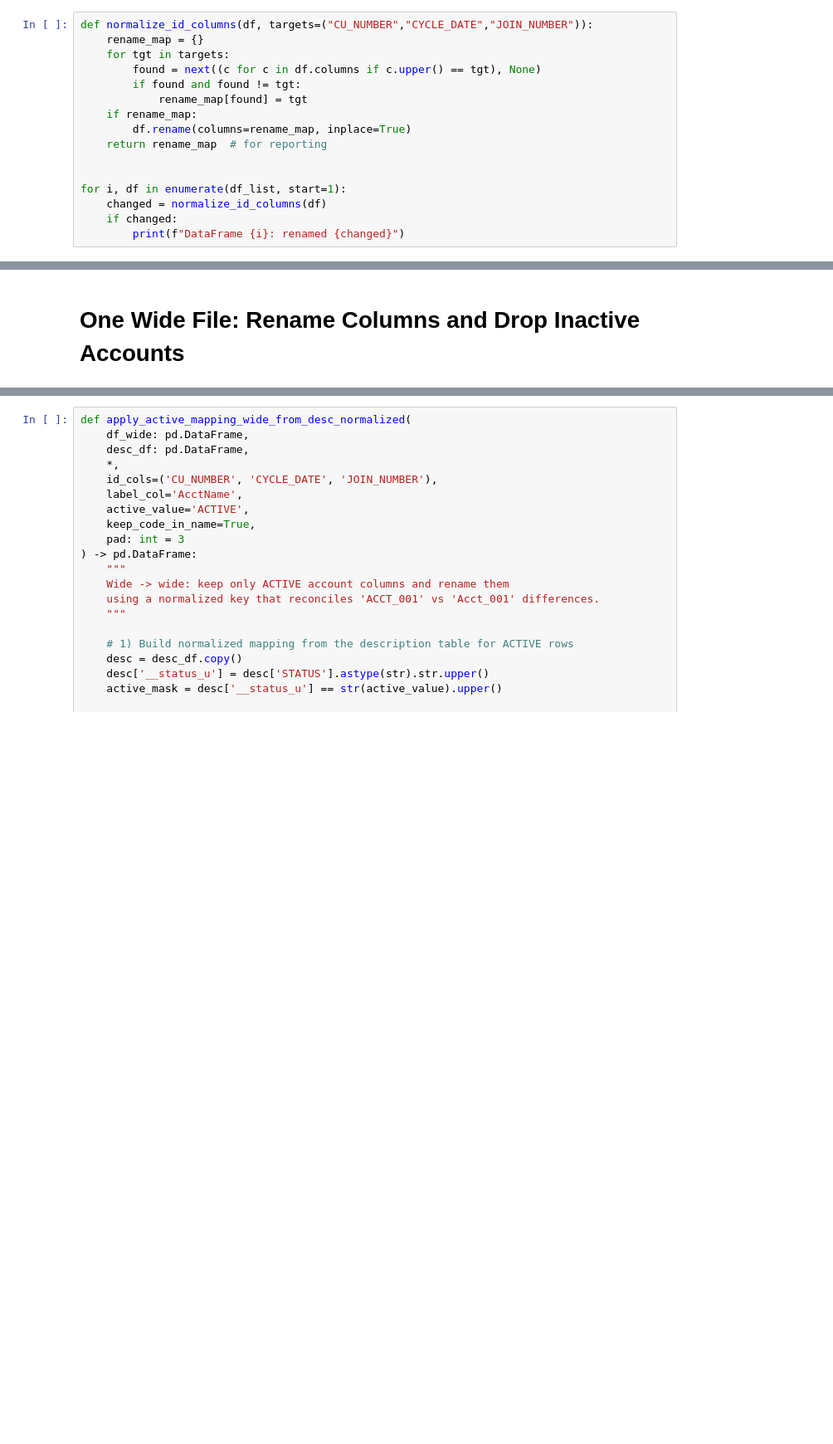
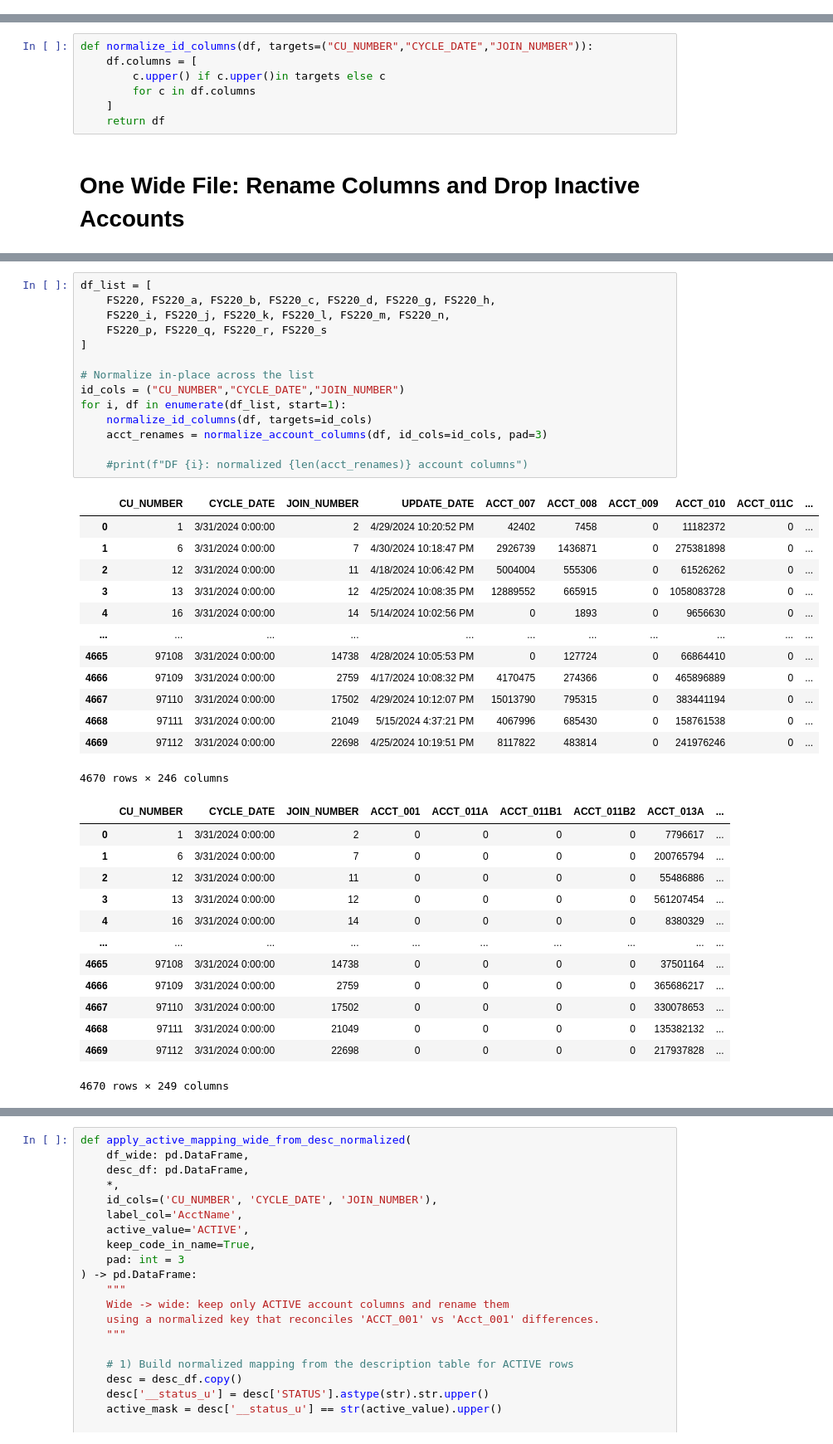
Before and after one commit to manelmahroug/credit-union-performance-analysis, a Jupyter notebook: notebooks/01_data_exploration.ipynb, the cells around one changed output, grey strips where cells are left out. Shown at 83% size. Saved outputs shown, nothing was run; the diff lists cells and outputs as text; blank space fills up the shorter version.

Commit message:
loading data

```diff
--- a/notebooks/01_data_exploration.ipynb
+++ b/notebooks/01_data_exploration.ipynb
@@ -268,19 +317,3 @@ DataFrame 15 does NOT contain Cycle_Date
 DataFrame 16 contains Cycle_Date
 # %% [markdown]
 # Normalizing Column Names
-# %%
-def normalize_id_columns(df, targets=("CU_NUMBER","CYCLE_DATE","JOIN_NUMBER")):
-    rename_map = {}
-    for tgt in targets:
-        found = next((c for c in df.columns if c.upper() == tgt), None)
-        if found and found != tgt:
-            rename_map[found] = tgt
-    if rename_map:
-        df.rename(columns=rename_map, inplace=True)
-    return rename_map  # for reporting
-
-
-for i, df in enumerate(df_list, start=1):
-    changed = normalize_id_columns(df)
-    if changed:
-        print(f"DataFrame {i}: renamed {changed}")
@@ -292,2 +320,9 @@ DataFrame 16: renamed {'Cycle_date': 'CYCLE_DATE', 'join_number': 'JOIN_NUMBER'}
+# %%
+def normalize_id_columns(df, targets=("CU_NUMBER","CYCLE_DATE","JOIN_NUMBER")):
+    df.columns = [
+        c.upper() if c.upper()in targets else c
+        for c in df.columns
+    ]
+    return df
 # %% [markdown]
 # One Wide File: Rename Columns and Drop Inactive Accounts
@@ -310,0 +386,41 @@ def normalize_acct_code(x: str, pad: int = 3) -> str | None:
+# %%
+df_list = [
+    FS220, FS220_a, FS220_b, FS220_c, FS220_d, FS220_g, FS220_h,
+    FS220_i, FS220_j, FS220_k, FS220_l, FS220_m, FS220_n,
+    FS220_p, FS220_q, FS220_r, FS220_s
+]
+
+# Normalize in-place across the list
+id_cols = ("CU_NUMBER","CYCLE_DATE","JOIN_NUMBER")
+for i, df in enumerate(df_list, start=1):
+    normalize_id_columns(df, targets=id_cols)
+    acct_renames = normalize_account_columns(df, id_cols=id_cols, pad=3)
+
+    #print(f"DF {i}: normalized {len(acct_renames)} account columns")
+# %% [output]
+|  | CU_NUMBER | CYCLE_DATE | JOIN_NUMBER | UPDATE_DATE | ACCT_007 | ACCT_008 | ACCT_009 | ACCT_010 | ACCT_011C | ... |
+| 0 | 1 | 3/31/2024 0:00:00 | 2 | 4/29/2024 10:20:52 PM | 42402 | 7458 | 0 | 11182372 | 0 | ... |
+| 1 | 6 | 3/31/2024 0:00:00 | 7 | 4/30/2024 10:18:47 PM | 2926739 | 1436871 | 0 | 275381898 | 0 | ... |
+| 2 | 12 | 3/31/2024 0:00:00 | 11 | 4/18/2024 10:06:42 PM | 5004004 | 555306 | 0 | 61526262 | 0 | ... |
+| 3 | 13 | 3/31/2024 0:00:00 | 12 | 4/25/2024 10:08:35 PM | 12889552 | 665915 | 0 | 1058083728 | 0 | ... |
+| 4 | 16 | 3/31/2024 0:00:00 | 14 | 5/14/2024 10:02:56 PM | 0 | 1893 | 0 | 9656630 | 0 | ... |
+| ... | ... | ... | ... | ... | ... | ... | ... | ... | ... | ... |
+| 4665 | 97108 | 3/31/2024 0:00:00 | 14738 | 4/28/2024 10:05:53 PM | 0 | 127724 | 0 | 66864410 | 0 | ... |
+| 4666 | 97109 | 3/31/2024 0:00:00 | 2759 | 4/17/2024 10:08:32 PM | 4170475 | 274366 | 0 | 465896889 | 0 | ... |
+| 4667 | 97110 | 3/31/2024 0:00:00 | 17502 | 4/29/2024 10:12:07 PM | 15013790 | 795315 | 0 | 383441194 | 0 | ... |
+| 4668 | 97111 | 3/31/2024 0:00:00 | 21049 | 5/15/2024 4:37:21 PM | 4067996 | 685430 | 0 | 158761538 | 0 | ... |
+| 4669 | 97112 | 3/31/2024 0:00:00 | 22698 | 4/25/2024 10:19:51 PM | 8117822 | 483814 | 0 | 241976246 | 0 | ... |
+4670 rows × 246 columns
+|  | CU_NUMBER | CYCLE_DATE | JOIN_NUMBER | ACCT_001 | ACCT_011A | ACCT_011B1 | ACCT_011B2 | ACCT_013A | ... |
+| 0 | 1 | 3/31/2024 0:00:00 | 2 | 0 | 0 | 0 | 0 | 7796617 | ... |
+| 1 | 6 | 3/31/2024 0:00:00 | 7 | 0 | 0 | 0 | 0 | 200765794 | ... |
+| 2 | 12 | 3/31/2024 0:00:00 | 11 | 0 | 0 | 0 | 0 | 55486886 | ... |
+| 3 | 13 | 3/31/2024 0:00:00 | 12 | 0 | 0 | 0 | 0 | 561207454 | ... |
+| 4 | 16 | 3/31/2024 0:00:00 | 14 | 0 | 0 | 0 | 0 | 8380329 | ... |
+| ... | ... | ... | ... | ... | ... | ... | ... | ... | ... |
+| 4665 | 97108 | 3/31/2024 0:00:00 | 14738 | 0 | 0 | 0 | 0 | 37501164 | ... |
+| 4666 | 97109 | 3/31/2024 0:00:00 | 2759 | 0 | 0 | 0 | 0 | 365686217 | ... |
+| 4667 | 97110 | 3/31/2024 0:00:00 | 17502 | 0 | 0 | 0 | 0 | 330078653 | ... |
+| 4668 | 97111 | 3/31/2024 0:00:00 | 21049 | 0 | 0 | 0 | 0 | 135382132 | ... |
+| 4669 | 97112 | 3/31/2024 0:00:00 | 22698 | 0 | 0 | 0 | 0 | 217937828 | ... |
+4670 rows × 249 columns
```
Also changed, not shown: parts of 16 cells of this notebook, 1 other file.
